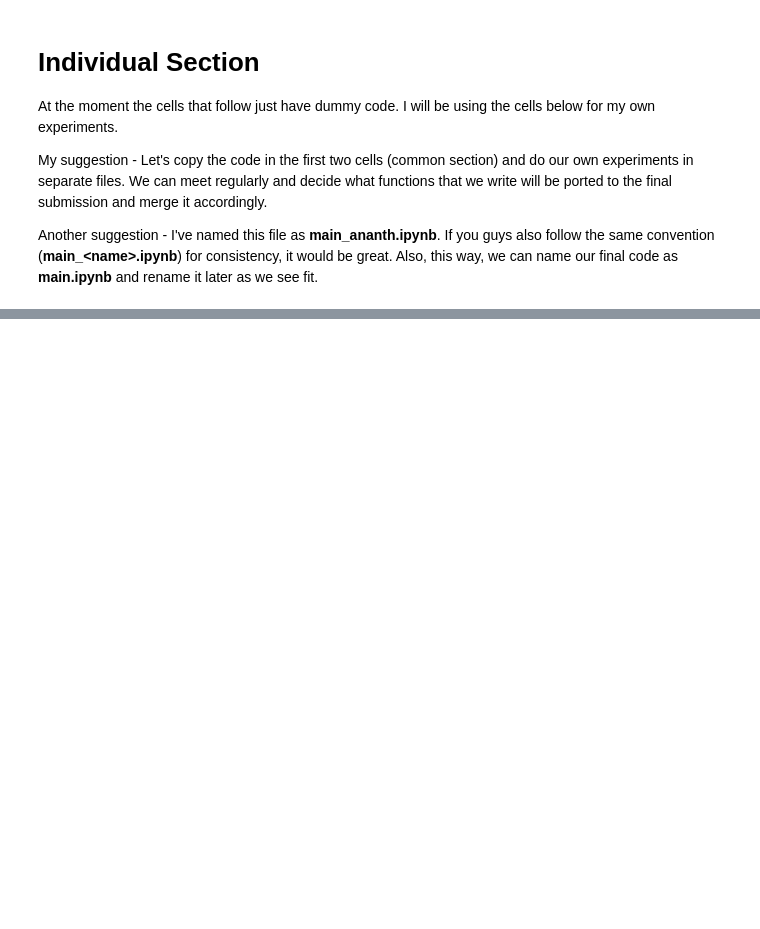
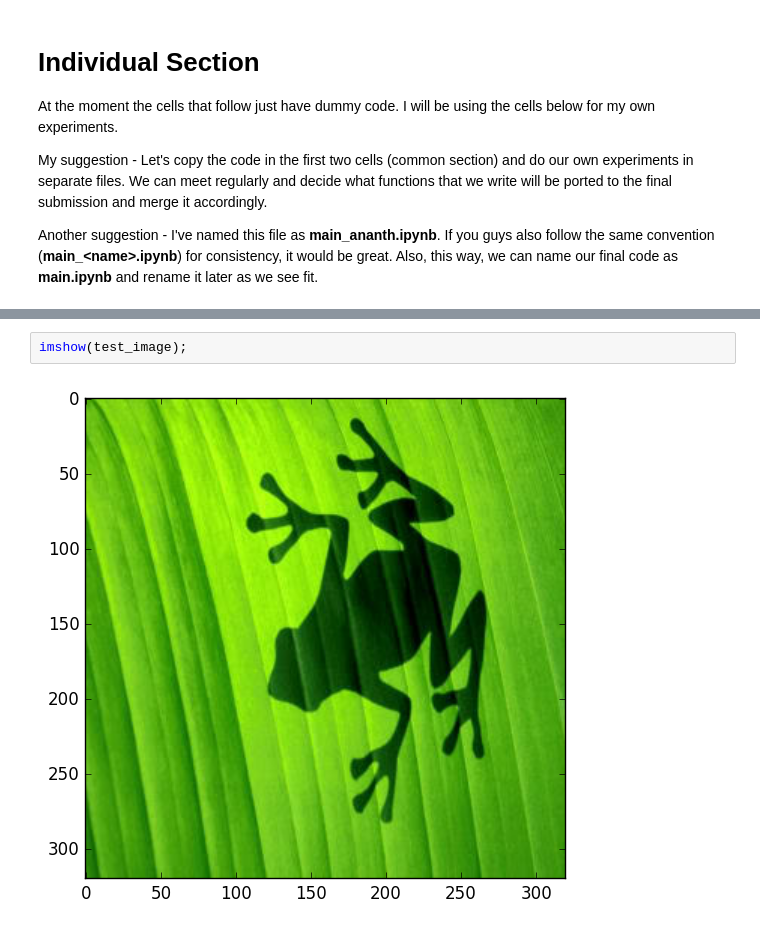
Before and after one commit to saraghav/ECE524_FinalProject, a Jupyter notebook: main_ananth.ipynb, the cells around one changed output, grey strips where cells are left out. Saved outputs shown, nothing was run; the diff lists cells and outputs as text; blank space fills up the shorter version.

```diff
--- a/main_ananth.ipynb
+++ b/main_ananth.ipynb
@@ -91,0 +160,4 @@ println(maximum(image_sizes[:,2]))
+# %%
+imshow(test_image);
+# %% [output]
+[figure, added]
```
Also changed, not shown: parts of 6 cells of this notebook.
